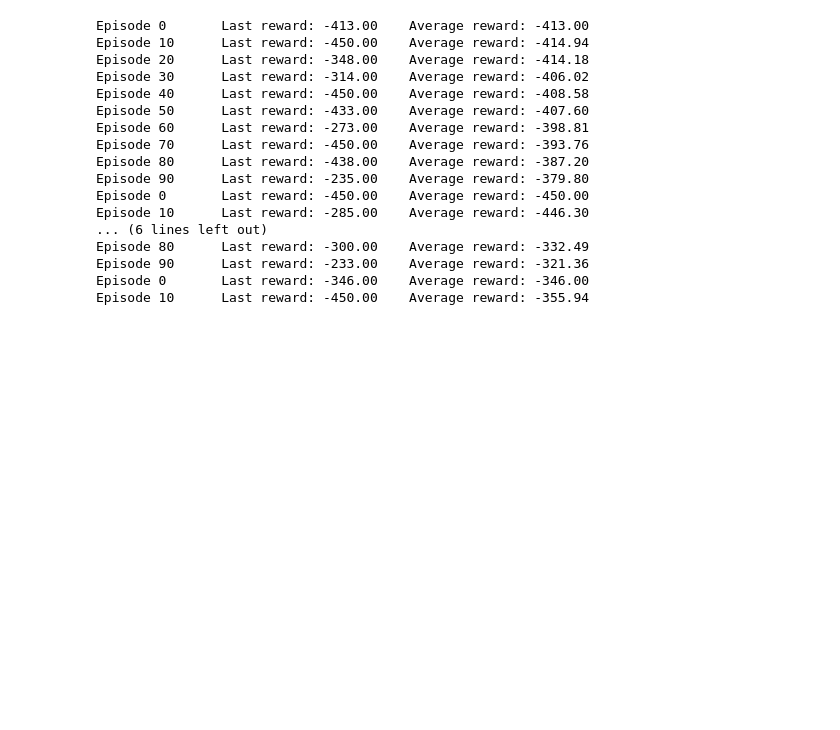
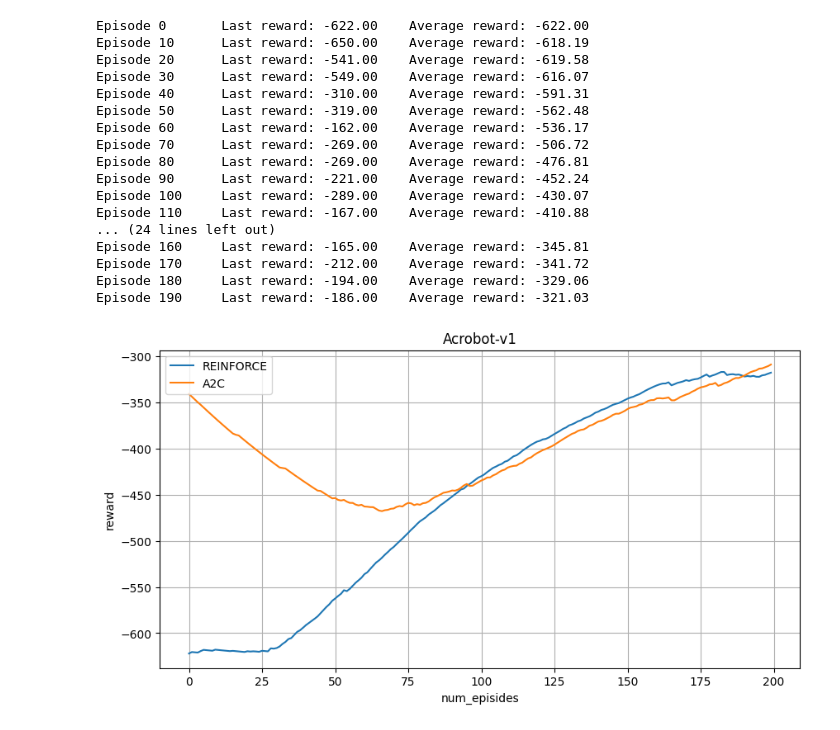
Before and after one commit to intsystems/relaxit, a Jupyter notebook: rl_benchmarks/relax.ipynb, the cells around one changed output. Drawn from its saved outputs; the diff is of its cells as text; code cells hidden in the pictures; blank space fills up the shorter version.

```diff
--- a/rl_benchmarks/relax.ipynb
+++ b/rl_benchmarks/relax.ipynb
@@ -515,32 +525,42 @@ plt.show()
 # %%
 algorithm2rewards = {}
-for algorithm in ['A2C', 'REINFORCE', 'RELAX']:
+for algorithm in ['REINFORCE', 'A2C']: #'RELAX',
     algorithm2rewards[algorithm] = apply_benchmark(algorithm=algorithm,
                                                    env_name='Acrobot-v1',
-                                                   max_episode=100,
-                                                   max_steps = 450)
+                                                   max_episode=200,
+                                                   max_steps = 650)
 # %% [output]
-Episode 0       Last reward: -413.00    Average reward: -413.00
-Episode 10      Last reward: -450.00    Average reward: -414.94
-Episode 20      Last reward: -348.00    Average reward: -414.18
-Episode 30      Last reward: -314.00    Average reward: -406.02
-Episode 40      Last reward: -450.00    Average reward: -408.58
-Episode 50      Last reward: -433.00    Average reward: -407.60
-Episode 60      Last reward: -273.00    Average reward: -398.81
-Episode 70      Last reward: -450.00    Average reward: -393.76
-Episode 80      Last reward: -438.00    Average reward: -387.20
-Episode 90      Last reward: -235.00    Average reward: -379.80
-Episode 0       Last reward: -450.00    Average reward: -450.00
-Episode 10      Last reward: -285.00    Average reward: -446.30
-... (6 lines left out)
-Episode 80      Last reward: -300.00    Average reward: -332.49
-Episode 90      Last reward: -233.00    Average reward: -321.36
-Episode 0       Last reward: -346.00    Average reward: -346.00
-Episode 10      Last reward: -450.00    Average reward: -355.94
+Episode 0       Last reward: -622.00    Average reward: -622.00
+Episode 10      Last reward: -650.00    Average reward: -618.19
+Episode 20      Last reward: -541.00    Average reward: -619.58
+Episode 30      Last reward: -549.00    Average reward: -616.07
+Episode 40      Last reward: -310.00    Average reward: -591.31
+Episode 50      Last reward: -319.00    Average reward: -562.48
+Episode 60      Last reward: -162.00    Average reward: -536.17
+Episode 70      Last reward: -269.00    Average reward: -506.72
+Episode 80      Last reward: -269.00    Average reward: -476.81
+Episode 90      Last reward: -221.00    Average reward: -452.24
+Episode 100     Last reward: -289.00    Average reward: -430.07
+Episode 110     Last reward: -167.00    Average reward: -410.88
+... (24 lines left out)
+Episode 160     Last reward: -165.00    Average reward: -345.81
+Episode 170     Last reward: -212.00    Average reward: -341.72
+Episode 180     Last reward: -194.00    Average reward: -329.06
+Episode 190     Last reward: -186.00    Average reward: -321.03
-# %%
-import matplotlib.pyplot as plt
-
-for algorithm in ['RELAX', 'REINFORCE', 'A2C']:
-    plt.plot(algorithm2rewards[algorithm], label = algorithm)
-plt.legend()
-plt.show()
+# %%
+import matplotlib.pyplot as plt
+
+fig, ax = plt.subplots(figsize = (10, 5))
+for algorithm in ['REINFORCE', 'A2C', 'RELAX']:
+    if algorithm in algorithm2rewards:
+        ax.plot(algorithm2rewards[algorithm], label = algorithm)
+ax.legend()
+ax.set(
+    title = 'Acrobot-v1',
+    ylabel = 'reward',
+    xlabel = 'num_episides'
+)
+ax.grid()
+plt.show()
+# %% [output]
+[figure, added]
```
Also changed, not shown: parts of 5 cells of this notebook, 3 other files.
